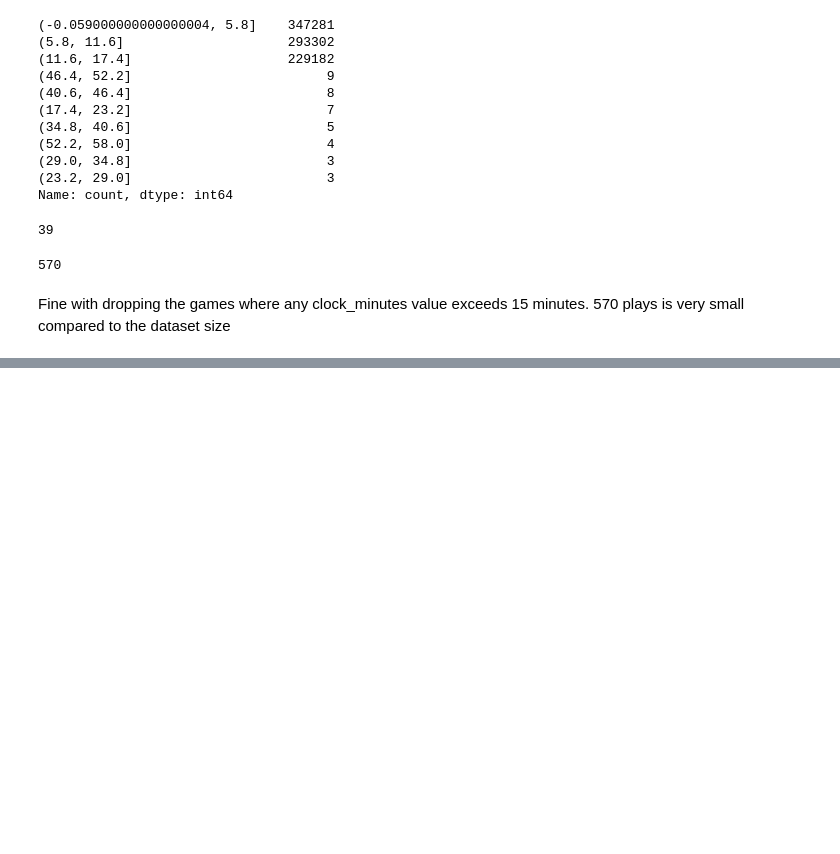
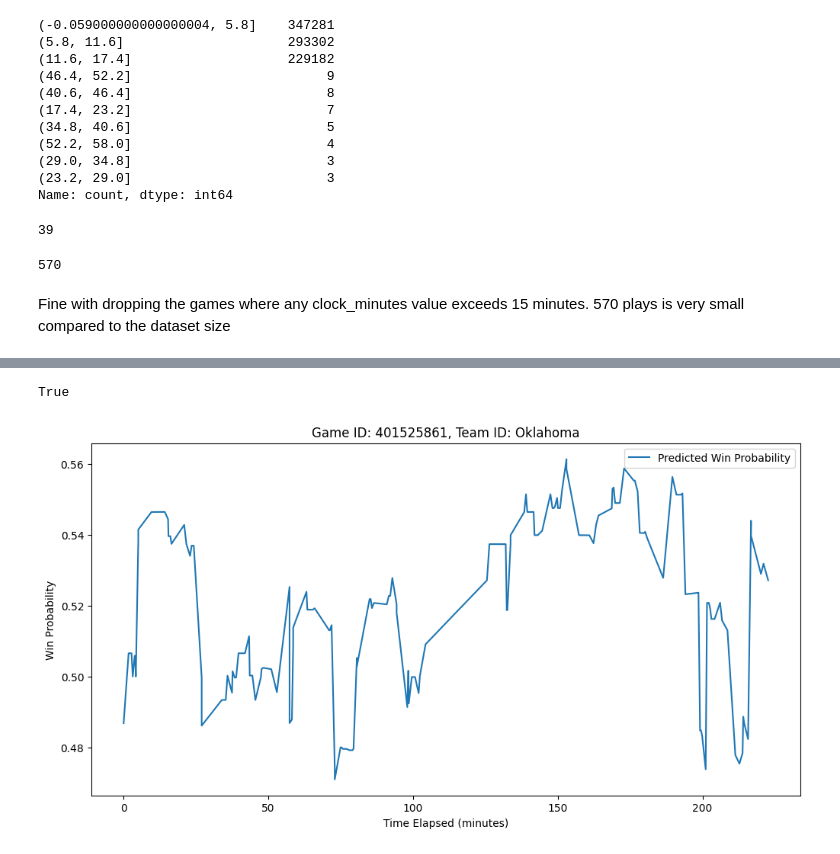
Before and after one commit to ejones77/cfb_win_probability, a Jupyter notebook: probability_modeling.ipynb, the cells around one changed output, grey strips where cells are left out. Drawn from its saved outputs; the diff is of its cells as text; code cells hidden in the pictures; blank space fills up the shorter version.

Commit message:
complete notebook modeling

```diff
--- a/probability_modeling.ipynb
+++ b/probability_modeling.ipynb
@@ -115,0 +553,8 @@ reducing to
+# %%
+df = df.sort_values('game_id')
+unique_games = df['game_id'].unique()
+test_idx = int(len(unique_games) * 0.2)
+test_games = unique_games[-test_idx:]
+X_test = df[df['game_id'].isin(test_games)][feature_list]
+
+df[(df['offense'] == 'Oklahoma') & (df['defense'] == 'Texas')].tail().T
@@ -115,0 +579,31 @@ reducing to
+# %%
+401525861 in test_games
+# %% [output]
+True
+# %%
+import matplotlib.pyplot as plt
+
+def visualize_win_probability(df, feature_list, xgb_model, game_id, team_id):
+    game_data = df[(df['game_id'] == game_id)]
+    game_data = game_data.sort_values('time_elapsed')
+
+    X = game_data[feature_list]
+    y_pred = xgb_model.predict_proba(X)[:, 1]
+
+    # take inverse predictions when the team is on defense
+    game_data['on_offense'] = game_data['offense'] == team_id
+    y_pred = np.where(game_data['on_offense'], y_pred, 1 - y_pred)
+
+    plt.figure(figsize=(12, 6))
+    plt.plot(game_data['time_elapsed'], y_pred, label='Predicted Win Probability')
+    plt.xlabel('Time Elapsed (minutes)')
+    plt.ylabel('Win Probability')
+    plt.title(f'Game ID: {game_id}, Team ID: {team_id}')
+    plt.legend()
+    plt.show()
+
+game_id = 401525861
+team_id = 'Oklahoma'
+visualize_win_probability(df, feature_list, xgb_model, game_id, team_id)
+# %% [output]
+[figure, added]
```
Also changed, not shown: parts of 43 cells of this notebook, 1 other file.
